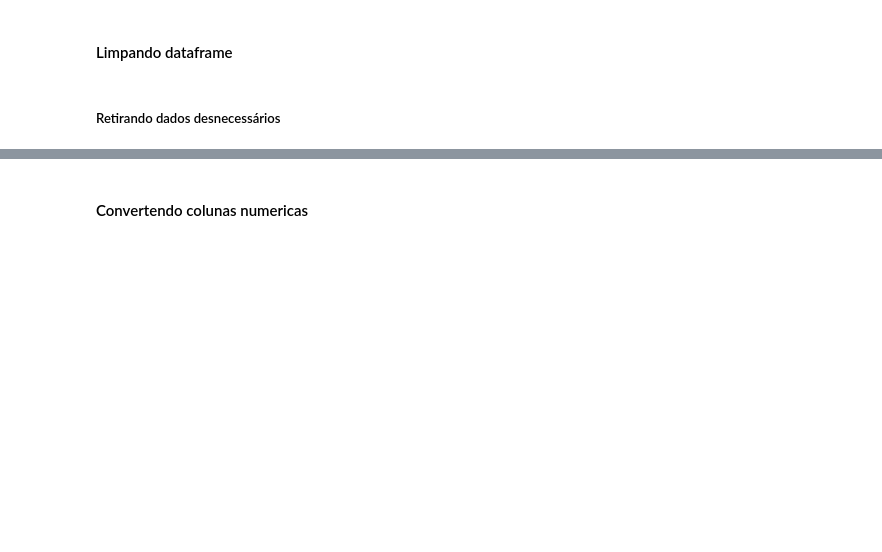
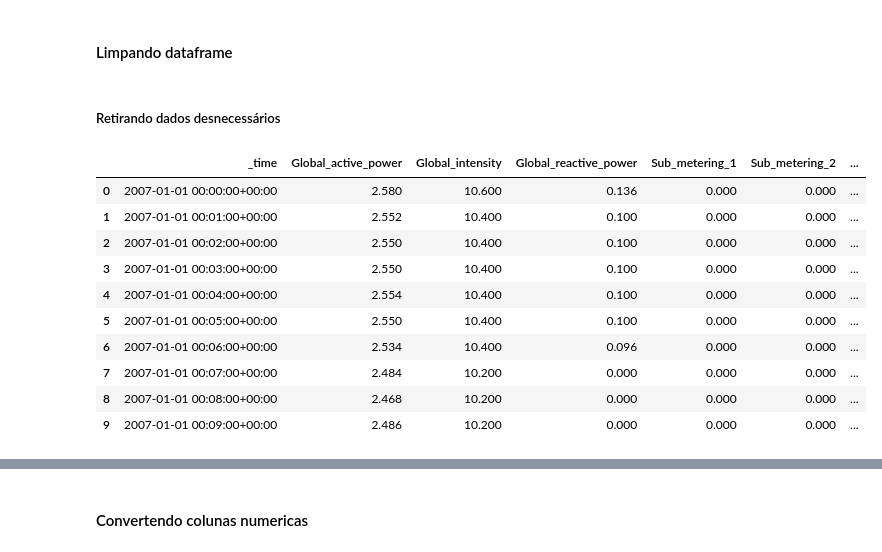
Before and after one commit to victordantas1/influxdb-studies, a Jupyter notebook: analyse_data_influxdb.ipynb, the cells around one changed output, grey strips where cells are left out. Drawn from its saved outputs; the diff is of its cells as text; code cells hidden in the pictures; blank space fills up the shorter version.

```diff
--- a/analyse_data_influxdb.ipynb
+++ b/analyse_data_influxdb.ipynb
@@ -33,5 +54,17 @@ house_hold_energy_2007.info()
 # %% [markdown]
 ##### Retirando dados desnecessários
 # %%
-data.drop(columns=['result', 'table', '_start', '_stop', '_measurement'], inplace=True)
-data
+house_hold_energy_2007.drop(columns=['result', 'table', '_start', '_stop', '_measurement'], inplace=True)
+house_hold_energy_2007.head(10)
+# %% [output]
+|  | _time | Global_active_power | Global_intensity | Global_reactive_power | Sub_metering_1 | Sub_metering_2 | ... |
+| 0 | 2007-01-01 00:00:00+00:00 | 2.580 | 10.600 | 0.136 | 0.000 | 0.000 | ... |
+| 1 | 2007-01-01 00:01:00+00:00 | 2.552 | 10.400 | 0.100 | 0.000 | 0.000 | ... |
+| 2 | 2007-01-01 00:02:00+00:00 | 2.550 | 10.400 | 0.100 | 0.000 | 0.000 | ... |
+| 3 | 2007-01-01 00:03:00+00:00 | 2.550 | 10.400 | 0.100 | 0.000 | 0.000 | ... |
+| 4 | 2007-01-01 00:04:00+00:00 | 2.554 | 10.400 | 0.100 | 0.000 | 0.000 | ... |
+| 5 | 2007-01-01 00:05:00+00:00 | 2.550 | 10.400 | 0.100 | 0.000 | 0.000 | ... |
+| 6 | 2007-01-01 00:06:00+00:00 | 2.534 | 10.400 | 0.096 | 0.000 | 0.000 | ... |
+| 7 | 2007-01-01 00:07:00+00:00 | 2.484 | 10.200 | 0.000 | 0.000 | 0.000 | ... |
+| 8 | 2007-01-01 00:08:00+00:00 | 2.468 | 10.200 | 0.000 | 0.000 | 0.000 | ... |
+| 9 | 2007-01-01 00:09:00+00:00 | 2.486 | 10.200 | 0.000 | 0.000 | 0.000 | ... |
```
Also changed, not shown: parts of 38 cells of this notebook.
